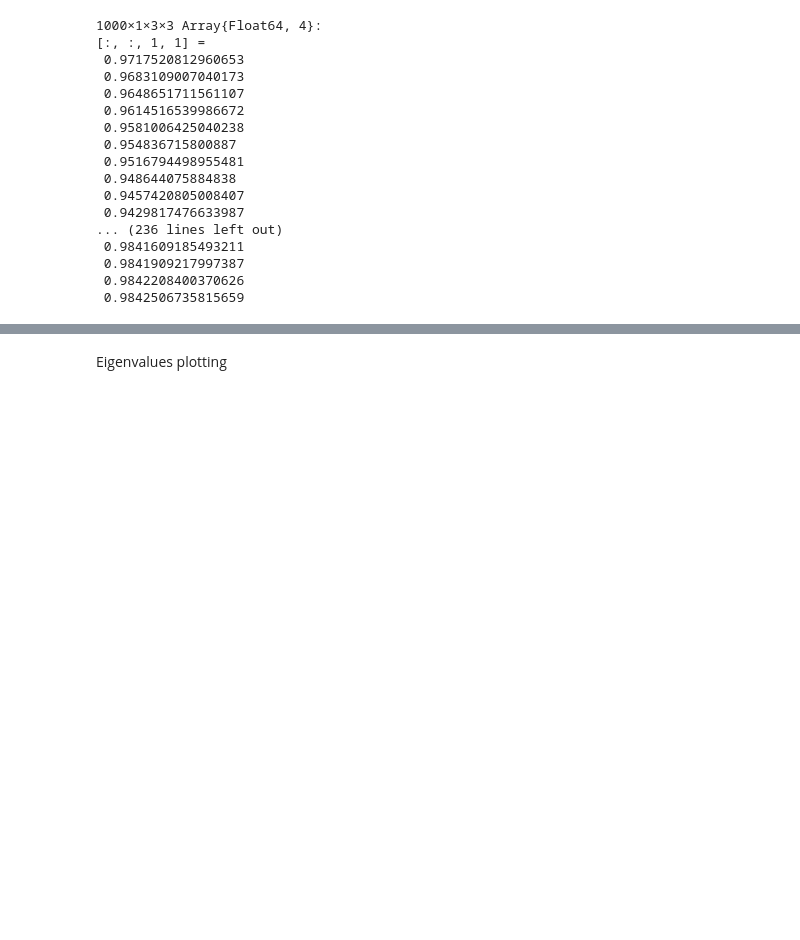
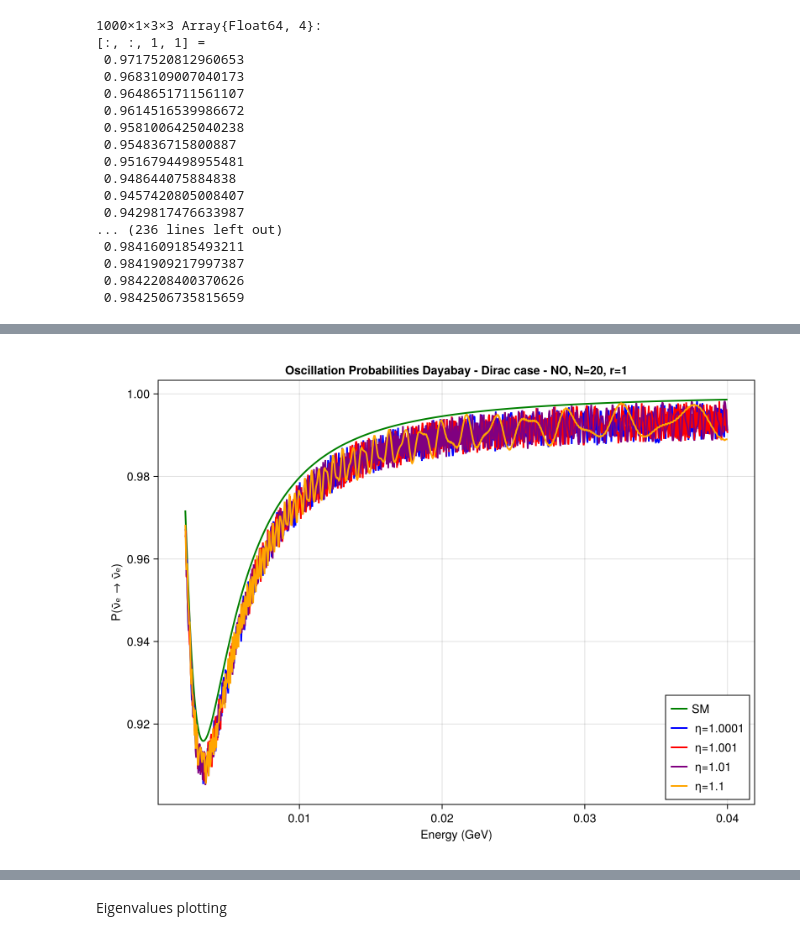
Before and after one commit to philippeller/Newtrinos.jl, a Jupyter notebook: notebooks/dayabay.ipynb, the cells around one changed output, grey strips where cells are left out. Cells and saved outputs as stored; diff of their text form; code cells hidden in the pictures; blank space fills up the shorter version.

```diff
--- a/notebooks/dayabay.ipynb
+++ b/notebooks/dayabay.ipynb
@@ -322,0 +323,16 @@ fig
+# %%
+# ETA
+
+
+osc_prob = Newtrinos.osc.get_osc_prob(osc_cfg)
+
+p= Newtrinos.get_params(experiments)
+p_5 = merge(p, (N = ftype(20), η= ftype(1.0001),))
+p_10 = merge(p, (N = ftype(20),η= ftype(1.001),))
+p_20 = merge(p, (N = ftype(20),η= ftype(1.01),))
+p_50 = merge(p, (N = ftype(20),η= ftype(1.1),))
+
+probab_5 = osc_prob(collect(E_range), L_vec, p_5; anti=true)
+probab_10 = osc_prob(collect(E_range), L_vec, p_10; anti=true)
+probab_20 = osc_prob(collect(E_range), L_vec, p_20; anti=true)
+probab_50 = osc_prob(collect(E_range), L_vec, p_50; anti=true)
@@ -323,3 +357,27 @@ fig
+# %%
+
+fig = Figure(size=(800, 600))
+ax = Axis(fig[1,1],
+    xlabel = "Energy (GeV)",
+    ylabel = "P(ν̄ₑ → ν̄ₑ)",
+    title = "Oscillation Probabilities Dayabay - Dirac case - NO, N=20, r=1"
+)
+
+
+# Plot the lines
+lines!(ax, E_range, probab_SM[:, 1, 1,1], label="SM", linewidth=2, color=:green)
+lines!(ax, E_range, probab_5[:, 1, 1,1], label=" η=1.0001", linewidth=2, color=:blue)
+lines!(ax, E_range, probab_10[:, 1, 1,1], label=" η=1.001", linewidth=2, color=:red)
+lines!(ax, E_range, probab_20[:, 1,1,1], label=" η=1.01", linewidth=2, color=:purple)
+lines!(ax, E_range, probab_50[:, 1,1,1], label=" η=1.1", linewidth=2, color=:orange)
+
+# Add legend and set limits
+axislegend(ax, position=:rb)
+#save("/home/sofialon/Newtrinos.jl/plots_NP/eta_trials/osc_dayabay_N_NND_NO_small.png", fig)
+
+fig
+# %% [output]
+[figure, added]
 # %%
 a0=
 # %% [output]
```
Also changed, not shown: parts of 11 cells of this notebook, 33 other files.
